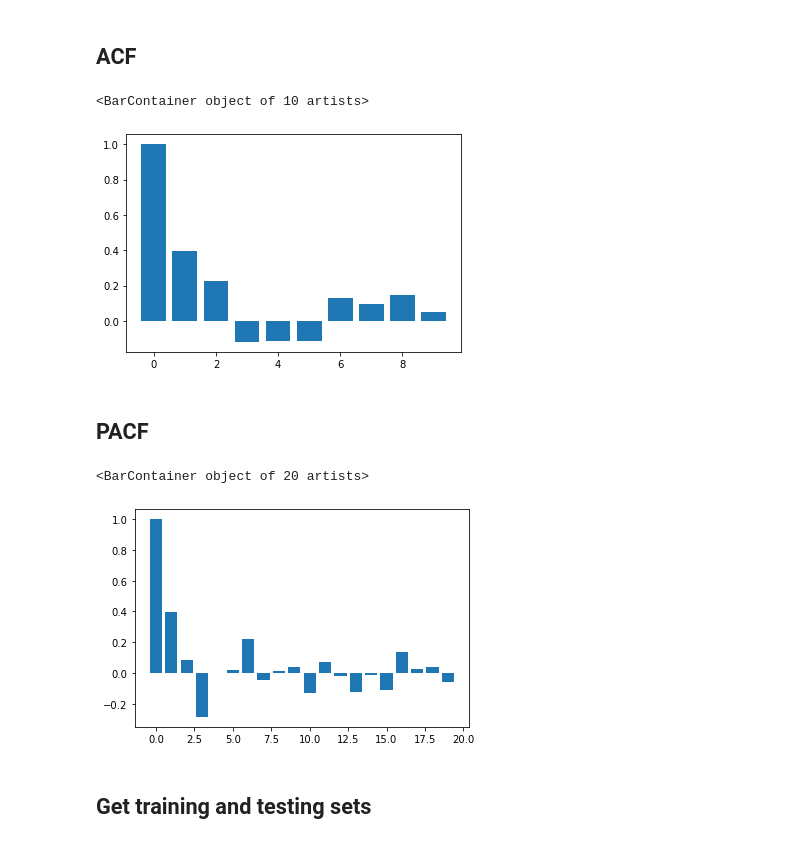
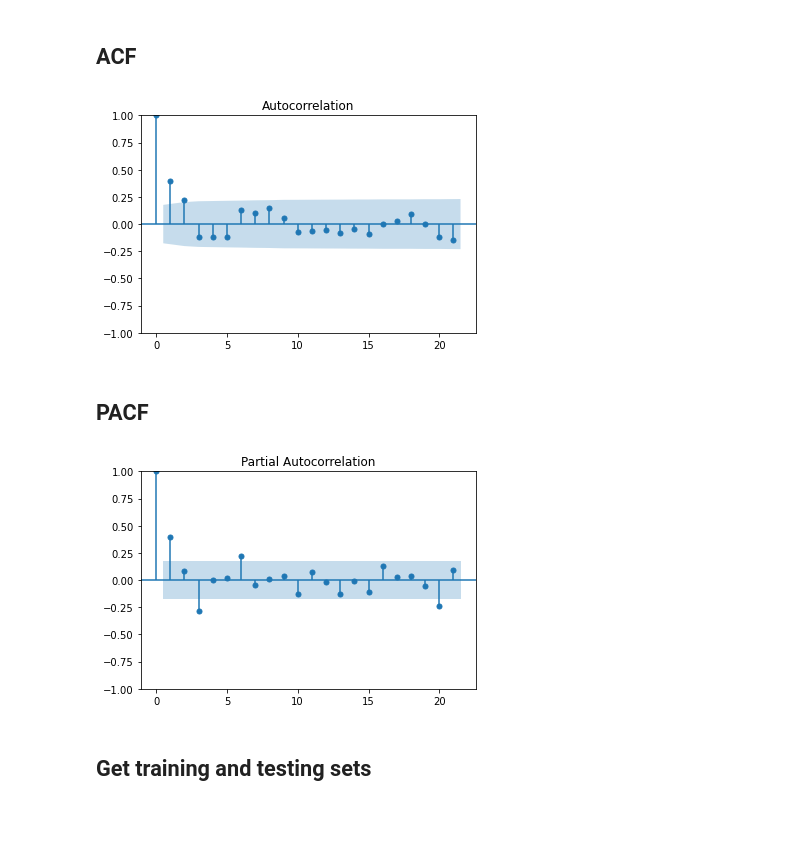
Before and after one commit to yunhee-lee/TIL-data, a Jupyter notebook: Time Series/2023_07_Time Series Talk 4 MA Model.ipynb, the cells around one changed output. Drawn from its saved outputs; the diff is of its cells as text; code cells hidden in the pictures; blank space fills up the shorter version.

Commit message:
[Revise] Plotting ACF and PACF

```diff
--- a/Time Series/2023_07_Time Series Talk 4 MA Model.ipynb
+++ b/Time Series/2023_07_Time Series Talk 4 MA Model.ipynb
@@ -37,21 +37,21 @@ def calc_corr(series, lag):
 # %% [markdown]
 ## ACF
 # %%
-acf_vals = acf(series)
-num_lags = 10
-plt.bar(range(num_lags), acf_vals[:num_lags])
+# acf_vals = acf(series)
+# num_lags = 10
+# plt.bar(range(num_lags), acf_vals[:num_lags])
+acf_plot = plot_acf(series)
 # %% [output]
-<BarContainer object of 10 artists>
-[figure, old version]
+[figure, new version]
 # %% [markdown]
 ## PACF
 # %%
-pacf_vals = pacf(series)
-num_lags = 20
-plt.bar(range(num_lags), pacf_vals[:num_lags])
+# pacf_vals = pacf(series)
+# num_lags = 20
+# plt.bar(range(num_lags), pacf_vals[:num_lags])
+pacf_plot = plot_pacf(series)
 # %% [output]
-<BarContainer object of 20 artists>
-[figure, old version]
+[figure, new version]
 # %% [markdown]
 ## Get training and testing sets
 # %%
```
